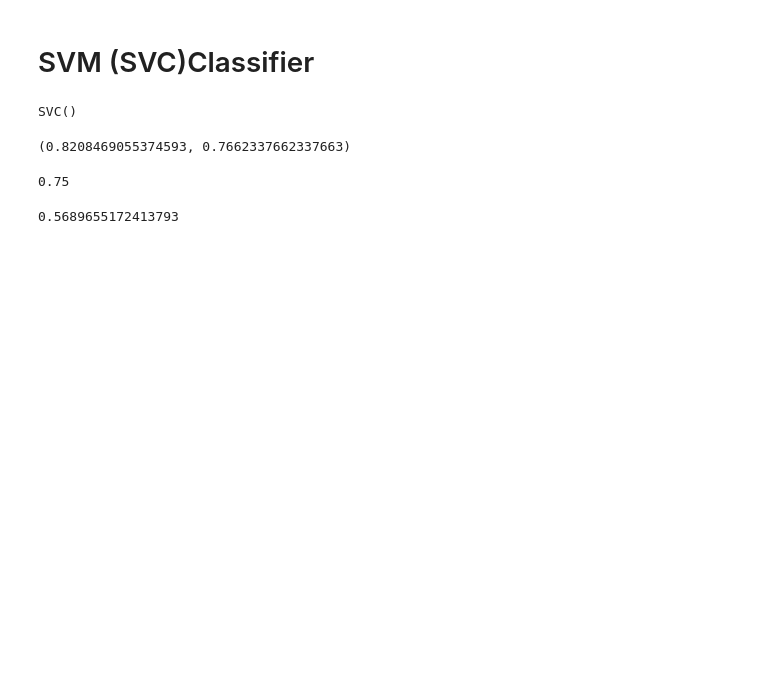
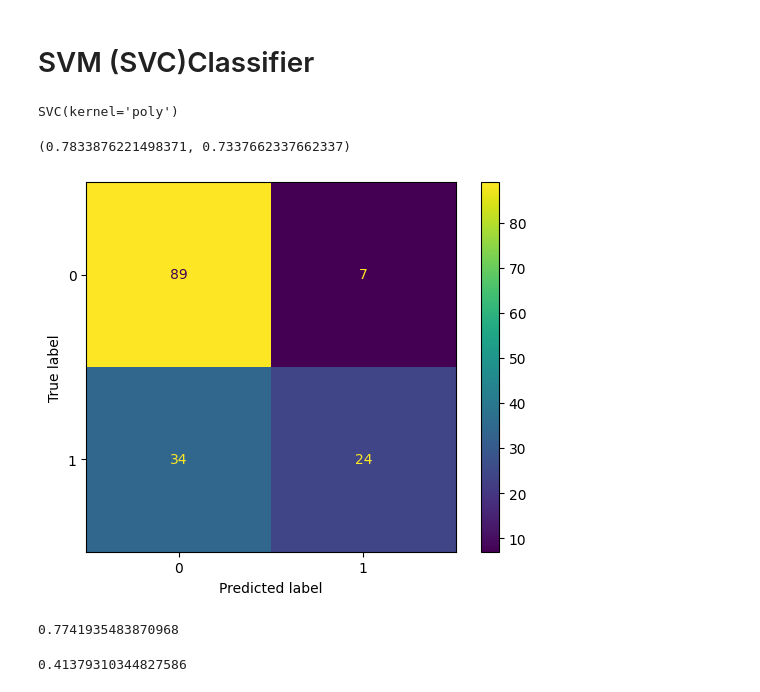
Before and after one commit to fayzi-dev/Machin_learning_2, a Jupyter notebook: SVM.ipynb, the cells around one changed output. Cells and saved outputs as stored; diff of their text form; code cells hidden in the pictures; blank space fills up the shorter version.

Commit message:
SVM (SVC)Classifier by 'poly' Kernel and add confusion matrix

```diff
--- a/SVM.ipynb
+++ b/SVM.ipynb
@@ -112,10 +113,10 @@ Name: Outcome, Length: 768, dtype: int64>
 # SVM (SVC)Classifier
 # %%
 from sklearn.svm import SVC
-model = SVC(kernel='rbf')
+model = SVC(kernel='poly')
 model.fit(X_train, y_train)
 # %% [output]
-SVC()
+SVC(kernel='poly')
 # %%
 y_pred_train = model.predict(X_train)
 y_pred_test = model.predict(X_test)
@@ -125,16 +126,22 @@ acc_train = accuracy_score(y_train, y_pred_train)
 acc_test = accuracy_score(y_test, y_pred_test)
 acc_train, acc_test
 # %% [output]
-(0.8208469055374593, 0.7662337662337663)
+(0.7833876221498371, 0.7337662337662337)
 # %%
-from sklearn.metrics import recall_score, precision_score
+from sklearn.metrics import recall_score,precision_score,confusion_matrix,ConfusionMatrixDisplay
+cm = confusion_matrix(y_test, y_pred_test)
+disp = ConfusionMatrixDisplay(confusion_matrix=cm)
+disp.plot()
+plt.show()
+# %% [output]
+[figure, added]
 # %%
 p_test = precision_score(y_test, y_pred_test)
 p_test
 # %% [output]
-0.75
+0.7741935483870968
 # %%
 r_test = recall_score(y_test, y_pred_test)
 r_test
 # %% [output]
-0.5689655172413793
+0.41379310344827586
```
Also changed, not shown: parts of 1 cell of this notebook.
